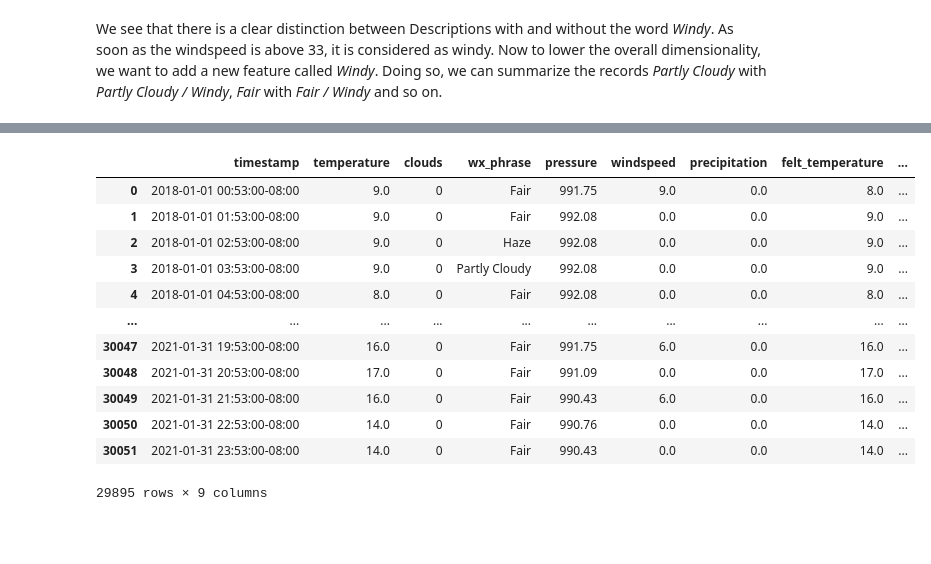
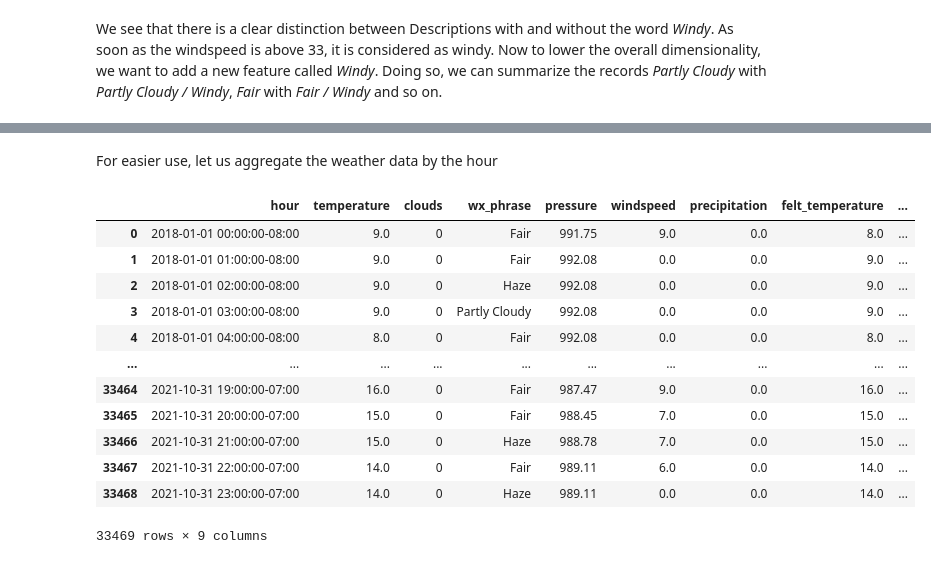
Before and after one commit to asimxa/Data-Diggers-Project-Repo, a Jupyter notebook: 01_weather_data_preparation.ipynb, the cells around one changed output, grey strips where cells are left out. Cells and saved outputs as stored; diff of their text form; code cells hidden in the pictures; blank space fills up the shorter version.

```diff
--- a/01_weather_data_preparation.ipynb
+++ b/01_weather_data_preparation.ipynb
@@ -286,16 +278,29 @@ Now lets add some DUMMIES!!!
-# %%
-new_df
-# %% [output]
-|  | timestamp | temperature | clouds | wx_phrase | pressure | windspeed | precipitation | felt_temperature | ... |
-| 0 | 2018-01-01 00:53:00-08:00 | 9.0 | 0 | Fair | 991.75 | 9.0 | 0.0 | 8.0 | ... |
-| 1 | 2018-01-01 01:53:00-08:00 | 9.0 | 0 | Fair | 992.08 | 0.0 | 0.0 | 9.0 | ... |
-| 2 | 2018-01-01 02:53:00-08:00 | 9.0 | 0 | Haze | 992.08 | 0.0 | 0.0 | 9.0 | ... |
-| 3 | 2018-01-01 03:53:00-08:00 | 9.0 | 0 | Partly Cloudy | 992.08 | 0.0 | 0.0 | 9.0 | ... |
-| 4 | 2018-01-01 04:53:00-08:00 | 8.0 | 0 | Fair | 992.08 | 0.0 | 0.0 | 8.0 | ... |
-| ... | ... | ... | ... | ... | ... | ... | ... | ... | ... |
-| 30047 | 2021-01-31 19:53:00-08:00 | 16.0 | 0 | Fair | 991.75 | 6.0 | 0.0 | 16.0 | ... |
-| 30048 | 2021-01-31 20:53:00-08:00 | 17.0 | 0 | Fair | 991.09 | 0.0 | 0.0 | 17.0 | ... |
-| 30049 | 2021-01-31 21:53:00-08:00 | 16.0 | 0 | Fair | 990.43 | 6.0 | 0.0 | 16.0 | ... |
-| 30050 | 2021-01-31 22:53:00-08:00 | 14.0 | 0 | Fair | 990.76 | 0.0 | 0.0 | 14.0 | ... |
-| 30051 | 2021-01-31 23:53:00-08:00 | 14.0 | 0 | Fair | 990.43 | 0.0 | 0.0 | 14.0 | ... |
-29895 rows × 9 columns
+# %% [markdown]
+For easier use, let us aggregate the weather data by the hour
+# %%
+new_df['hour'] = new_df['timestamp'].dt.floor('h', ambiguous='infer')
+hourly_aggregated_df = new_df.groupby('hour').agg({
+    'temperature': 'mean',
+    'clouds': lambda x: x.mode()[0],
+    'wx_phrase': lambda x: x.mode()[0],
+    'pressure': 'mean',
+    'windspeed': 'mean',
+    'precipitation': 'sum',
+    'felt_temperature': 'mean',
+    'windy': lambda x: x.mode()[0]
+}).reset_index()
+hourly_aggregated_df
+# %% [output]
+|  | hour | temperature | clouds | wx_phrase | pressure | windspeed | precipitation | felt_temperature | ... |
+| 0 | 2018-01-01 00:00:00-08:00 | 9.0 | 0 | Fair | 991.75 | 9.0 | 0.0 | 8.0 | ... |
+| 1 | 2018-01-01 01:00:00-08:00 | 9.0 | 0 | Fair | 992.08 | 0.0 | 0.0 | 9.0 | ... |
+| 2 | 2018-01-01 02:00:00-08:00 | 9.0 | 0 | Haze | 992.08 | 0.0 | 0.0 | 9.0 | ... |
+| 3 | 2018-01-01 03:00:00-08:00 | 9.0 | 0 | Partly Cloudy | 992.08 | 0.0 | 0.0 | 9.0 | ... |
+| 4 | 2018-01-01 04:00:00-08:00 | 8.0 | 0 | Fair | 992.08 | 0.0 | 0.0 | 8.0 | ... |
+| ... | ... | ... | ... | ... | ... | ... | ... | ... | ... |
+| 33464 | 2021-10-31 19:00:00-07:00 | 16.0 | 0 | Fair | 987.47 | 9.0 | 0.0 | 16.0 | ... |
+| 33465 | 2021-10-31 20:00:00-07:00 | 15.0 | 0 | Fair | 988.45 | 7.0 | 0.0 | 15.0 | ... |
+| 33466 | 2021-10-31 21:00:00-07:00 | 15.0 | 0 | Haze | 988.78 | 7.0 | 0.0 | 15.0 | ... |
+| 33467 | 2021-10-31 22:00:00-07:00 | 14.0 | 0 | Fair | 989.11 | 6.0 | 0.0 | 14.0 | ... |
+| 33468 | 2021-10-31 23:00:00-07:00 | 14.0 | 0 | Haze | 989.11 | 0.0 | 0.0 | 14.0 | ... |
+33469 rows × 9 columns
```
Also changed, not shown: parts of 15 cells of this notebook, 12 other files.
